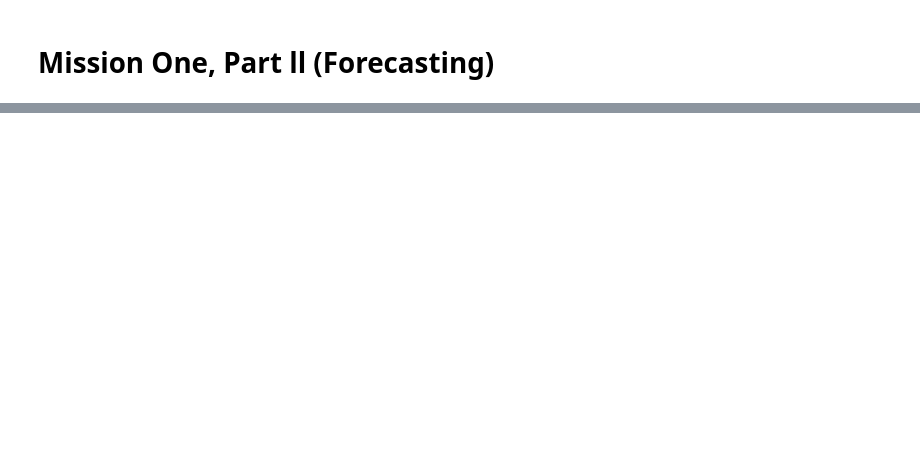
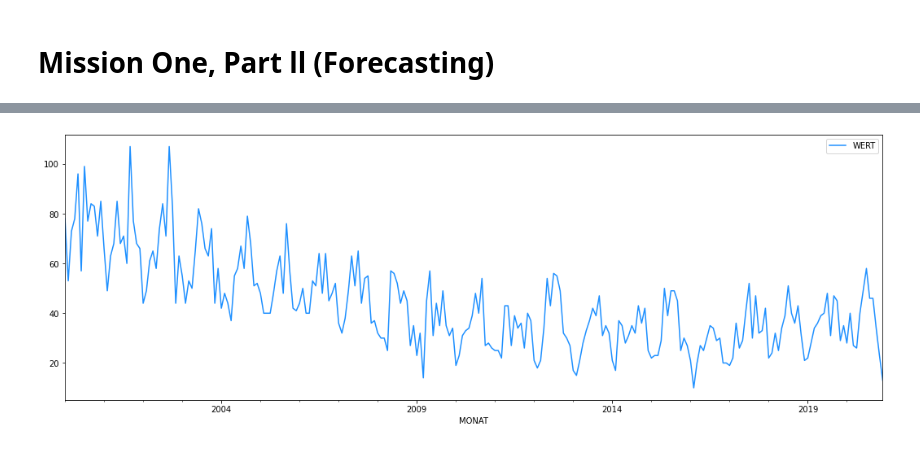
Before and after one commit to asalarp/dps_challenge, a Jupyter notebook: Mission1.ipynb, the cells around one changed output, grey strips where cells are left out. Saved outputs shown, nothing was run; the diff lists cells and outputs as text; code cells hidden in the pictures; blank space fills up the shorter version.

Commit message:
UPDATE: - carrying out data preparation - visualizing time series and its mean values

```diff
--- a/Mission1.ipynb
+++ b/Mission1.ipynb
@@ -121,0 +135,25 @@ fig.show()
+# %%
+# loading csv dataset
+df_forecast = pd.read_csv("210619monatszahlenjuni2021monatszahlen2106verkehrsunfaelle.csv")
+
+# query all the rows belonging to months from 2000 to 2020 respecting category and type
+df_forecast = df_forecast.loc[(df_forecast['MONATSZAHL'] == 'Alkoholunfälle') & (df_forecast['AUSPRAEGUNG'] == 'insgesamt') &
+                              (df_forecast['JAHR'] != 2021) & (df_forecast['MONAT'] != 'Summe')]
+
+# to carry out forecasting we need only "MONAT" and "WERT" columns, which contain
+# year-month and accident values respectively
+df_forecast = df_forecast.filter(items=["WERT", "MONAT"], axis=1)
+
+# in order to forecast time series we need to provide model with proper datetime format
+# so, we insert '-' between year and month to make them distinguishable
+# then we use pandas datetime to actually convert them to timestamps
+df_forecast['MONAT'] = df_forecast['MONAT'].str[:4] + '-' + df_forecast['MONAT'].str[4:]
+df_forecast['MONAT'] = pd.to_datetime(df_forecast['MONAT'])
+
+# fore finall preparation we set 'MONAT' column as data frame index and sort it
+# according to date times
+df_forecast = df_forecast.set_index('MONAT')
+df_forecast.sort_index(inplace=True)
+
+# final look to ready-to-use dataset
+df_forecast
@@ -121,0 +188,7 @@ fig.show()
+# %%
+# visualization of number of accidents
+plt.rcParams["figure.figsize"] = (18,6)
+df_forecast.plot(color='dodgerblue')
+plt.show()
+# %% [output]
+[figure, added]
```
Also changed, not shown: parts of 5 cells of this notebook.
